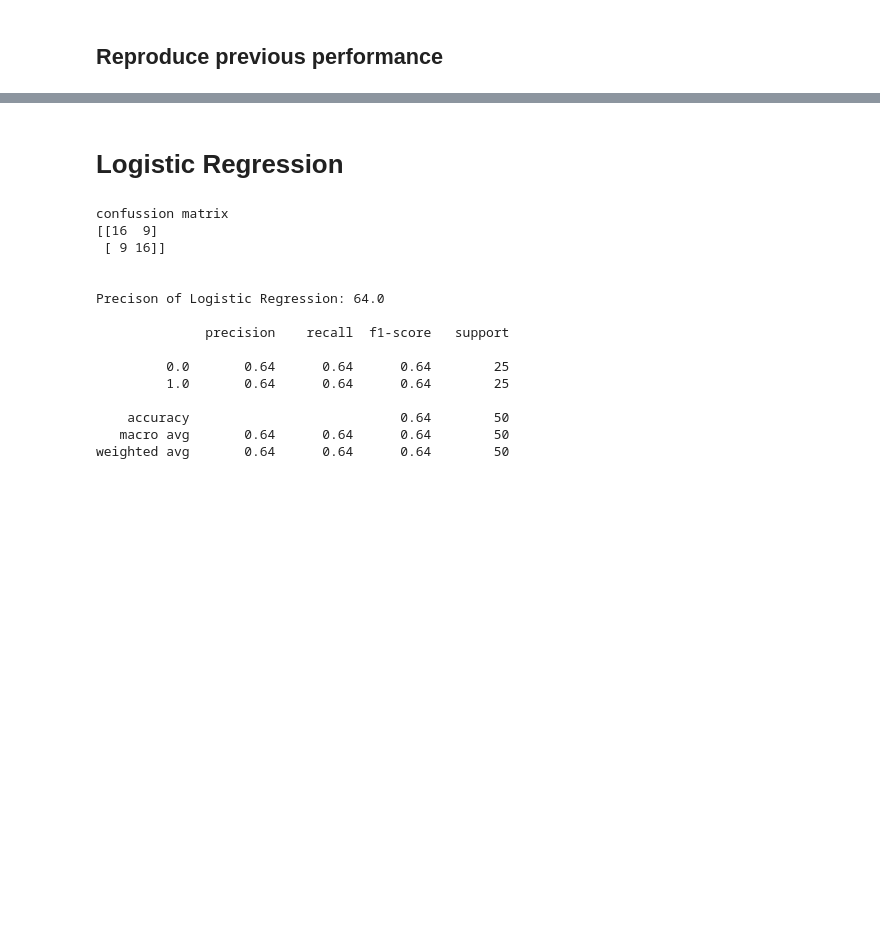
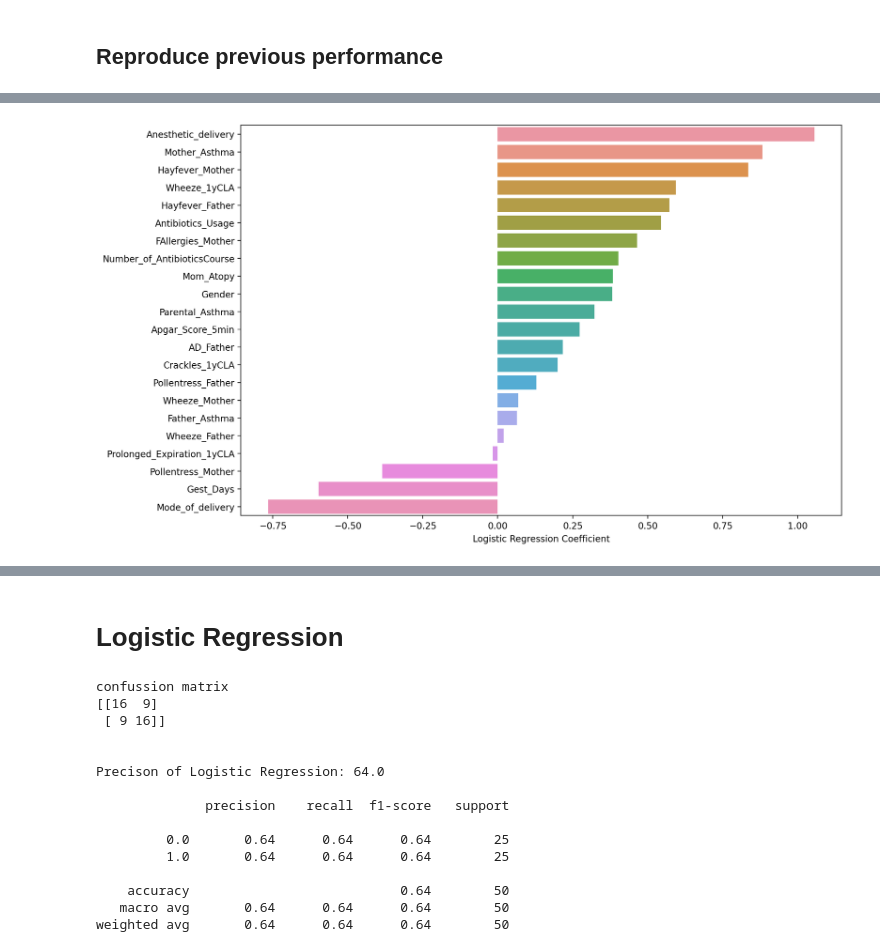
Before and after one commit to PingHe-Stan/Sickkids_ML, a Jupyter notebook: notebooks/CHILD_Asthma_Prediction_Modelling.ipynb, the cells around one changed output, grey strips where cells are left out. Cells and saved outputs as stored; diff of their text form; code cells hidden in the pictures; blank space fills up the shorter version.

```diff
--- a/notebooks/CHILD_Asthma_Prediction_Modelling.ipynb
+++ b/notebooks/CHILD_Asthma_Prediction_Modelling.ipynb
@@ -296,0 +266,94 @@ Cluster centroids is a method that replaces cluster of samples by the cluster ce
+# %%
+df = df_previous_ml.rename(columns={"Asthma_Diagnosis_5yCLA": "y"}).copy()
+
+
+# Holdout for test
+holdout_df_withtarget1 = df[df.y == 1].sample(frac=0.25, replace=False, random_state=1)
+holdout_df_withtarget1.shape
+holdout_df_withtarget0 = df[df.y == 0].sample(frac=0.04, replace=False, random_state=1)
+holdout_df_withtarget0.shape
+holdout_df = pd.concat([holdout_df_withtarget0, holdout_df_withtarget1])
+holdout_df
+
+# Define X and y
+df_rest = pd.concat(
+    [df, holdout_df_withtarget1, holdout_df_withtarget0]
+).drop_duplicates(keep=False)
+df_rest.shape
+
+X = df_rest.drop("y", 1)
+y = df_rest.y
+
+X = pd.DataFrame(
+    MinMaxScaler().fit_transform(X), columns=X.columns, index=X.index,
+).copy()
+
+# Undersampling
+from imblearn.under_sampling import RandomUnderSampler
+
+# define undersample strategy
+undersample = RandomUnderSampler(sampling_strategy="majority", random_state=1)
+# fit and apply the transform
+X_under, y_under = undersample.fit_resample(X, y)
+y_under.value_counts()
+
+
+# Libraries
+from sklearn.preprocessing import StandardScaler
+from sklearn.model_selection import train_test_split
+from sklearn.metrics import (
+    confusion_matrix,
+    accuracy_score,
+    roc_curve,
+    classification_report,
+    f1_score,
+    precision_score,
+    recall_score,
+    roc_auc_score,
+)
+from sklearn.linear_model import LogisticRegression
+from sklearn.naive_bayes import GaussianNB
+from sklearn.ensemble import RandomForestClassifier
+from sklearn.tree import DecisionTreeClassifier, export_graphviz
+from xgboost import XGBClassifier
+from sklearn.neighbors import KNeighborsClassifier
+from sklearn.naive_bayes import GaussianNB
+from sklearn.svm import SVC
+
+from sklearn.inspection import permutation_importance
+
+X_train, X_test, y_train, y_test = train_test_split(
+    X_under, y_under, test_size=0.2, stratify=y_under, random_state=0
+)
+X_train.columns
+y_test.value_counts()
+
+
+m1 = "Logistic Regression"
+lr = LogisticRegression()
+model = lr.fit(X_train, y_train)
+lr_predict = lr.predict(X_test)
+lr_conf_matrix = confusion_matrix(y_test, lr_predict)
+lr_prec_score = precision_score(y_test, lr_predict)
+print("confussion matrix")
+print(lr_conf_matrix)
+print("\n")
+print("Precison of Logistic Regression:", lr_prec_score * 100, "\n")
+print(classification_report(y_test, lr_predict))
+lr.coef_
+
+
+features_imp = lr.coef_.reshape((-1, 1))
+imp_features = pd.DataFrame(
+    index=X.columns, data=features_imp, columns=["Logistic Regression Coefficient"]
+)
+imp_features.sort_values(
+    "Logistic Regression Coefficient", ascending=False, inplace=True
+)
+plt.figure(figsize=(12, 8), dpi=200)
+sns.barplot(
+    data=imp_features,
+    y=imp_features.index,
+    x=imp_features["Logistic Regression Coefficient"],
+)
+# %% [output]
@@ -296,0 +412 @@ Cluster centroids is a method that replaces cluster of samples by the cluster ce
+[figure, added]
```
Also changed, not shown: parts of 82 cells of this notebook, 2 other files.
